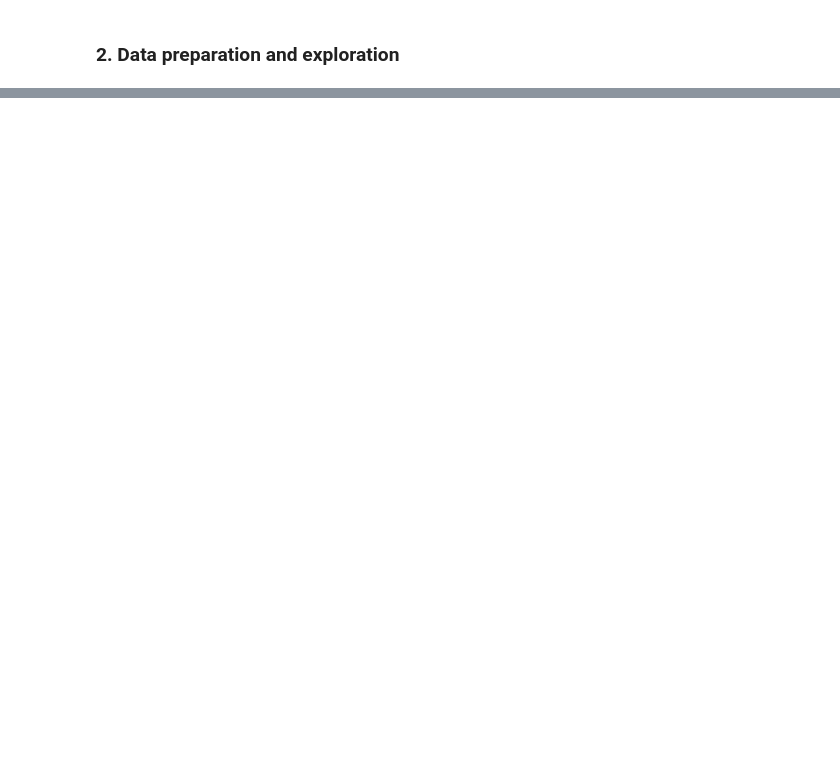
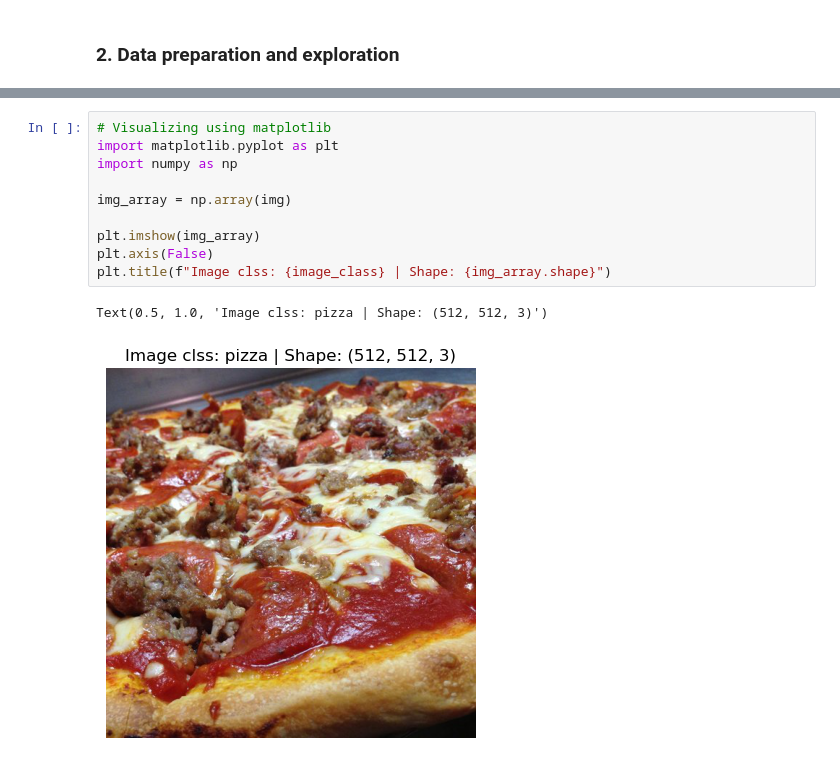
Before and after one commit to DilshanGD/Deep-Learning-with-PyTorch-for-beginners, a Jupyter notebook: PyTorch Custom Datasets.ipynb, the cells around one changed output, grey strips where cells are left out. Cells and saved outputs as stored; diff of their text form; blank space fills up the shorter version.

```diff
--- a/PyTorch Custom Datasets.ipynb
+++ b/PyTorch Custom Datasets.ipynb
@@ -72,0 +127,13 @@ There are 0 directories and 25 images in 'data/pizza_steak_sushi/test/pizza'.
+# %%
+# Visualizing using matplotlib
+import matplotlib.pyplot as plt
+import numpy as np
+
+img_array = np.array(img)
+
+plt.imshow(img_array)
+plt.axis(False)
+plt.title(f"Image clss: {image_class} | Shape: {img_array.shape}")
+# %% [output]
+Text(0.5, 1.0, 'Image clss: pizza | Shape: (512, 512, 3)')
+[figure, added]
```
Also changed, not shown: parts of 12 cells of this notebook, 3 other files.
